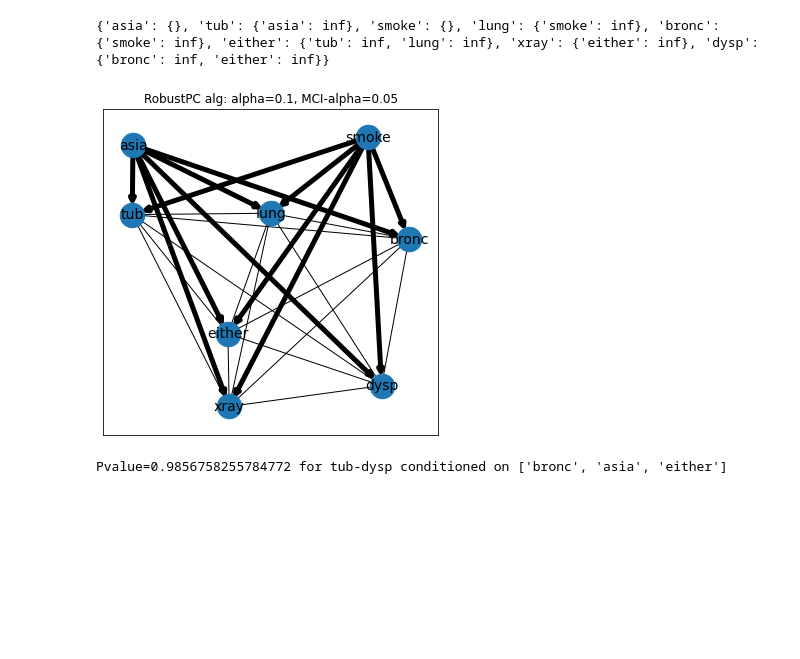
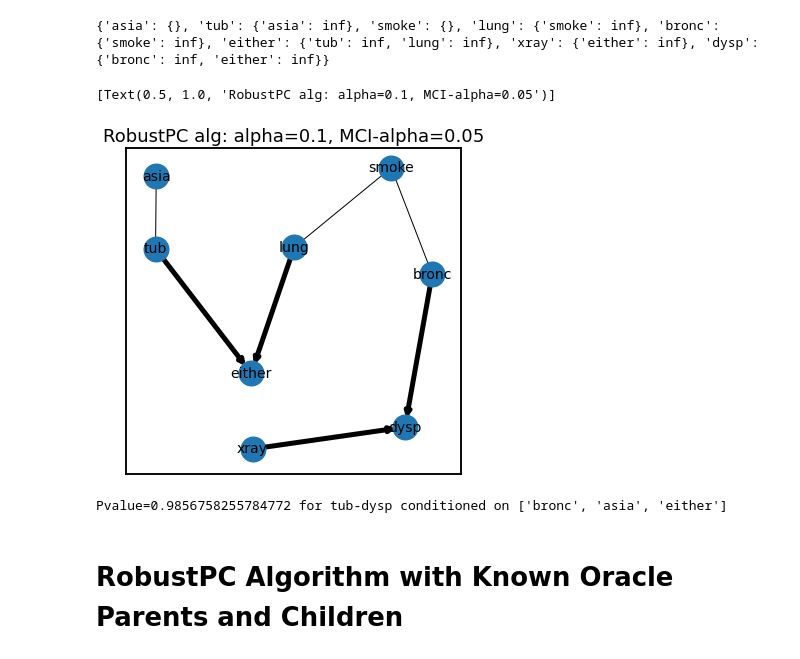
Before and after one commit to adam2392/causal-networkx, a Jupyter notebook: experiments/pc_with_pcmci_idea.ipynb, the cells around one changed output. Cells and saved outputs as stored; diff of their text form; code cells hidden in the pictures; blank space fills up the shorter version.

```diff
--- a/experiments/pc_with_pcmci_idea.ipynb
+++ b/experiments/pc_with_pcmci_idea.ipynb
@@ -360,7 +350,7 @@ robust_pcalg = RobustPC(
     ci_estimator=ci_estimator,
     max_cond_set_size=max_cond_set_size,
     alpha=alpha,
-    max_combinations=1,
+    max_combinations=None,
     max_conds_x=max_conds_x,
     max_conds_y=max_conds_y,
     mci_alpha=mci_alpha,
@@ -403,25 +394,26 @@ print(robust_pcalg._inter_test_stat_dict)
 # %%
 font_size = 14
 node_size = 600
 edgewidth = 5
 # pos = nx.spring_layout(graph.dag, seed=5)
 fig, ax = plt.subplots(figsize=(6, 6))
 
 nx.draw_networkx_labels(graph.dag, pos, ax=ax, font_size=font_size)
 nx.draw_networkx_nodes(graph.dag, pos, ax=ax, node_size=node_size)
 
 nx.draw_networkx_edges(graph.dag, pos, ax=ax, width=edgewidth)
 nx.draw_networkx_edges(graph.undirected_edge_graph, pos, ax=ax)
 
 ax.set(
     title=f"RobustPC alg: alpha={alpha}, MCI-alpha={mci_alpha}",
 )
-fig.savefig(
-    f"/Users/adam2392/Downloads/parent_oracle_asia_with_robustpc_alpha{alpha}_mcialpha{mci_alpha}_maxcondsize{max_cond_set_size}.pdf",
-    bbox_inches="tight",
-)
+# fig.savefig(
+#     f"/Users/adam2392/Downloads/parent_oracle_asia_with_robustpc_alpha{alpha}_mcialpha{mci_alpha}_maxcondsize{max_cond_set_size}.pdf",
+#     bbox_inches="tight",
+# )
 # %% [output]
+[Text(0.5, 1.0, 'RobustPC alg: alpha=0.1, MCI-alpha=0.05')]
-[figure, old version]
+[figure, new version]
 # %%
 cond_set = [
     "bronc",
@@ -444,3 +436,5 @@ print(f"Pvalue={pvalue} for {x}-{y} conditioned on {cond_set}")
 # print(f"Pvalue={pvalue} for xray-dysp conditioned on either,bronc")
 # %% [output]
 Pvalue=0.9856758255784772 for tub-dysp conditioned on ['bronc', 'asia', 'either']
+# %% [markdown]
+# RobustPC Algorithm with Known Oracle Parents and Children
```
Also changed, not shown: parts of 14 cells of this notebook, 16 other files.
